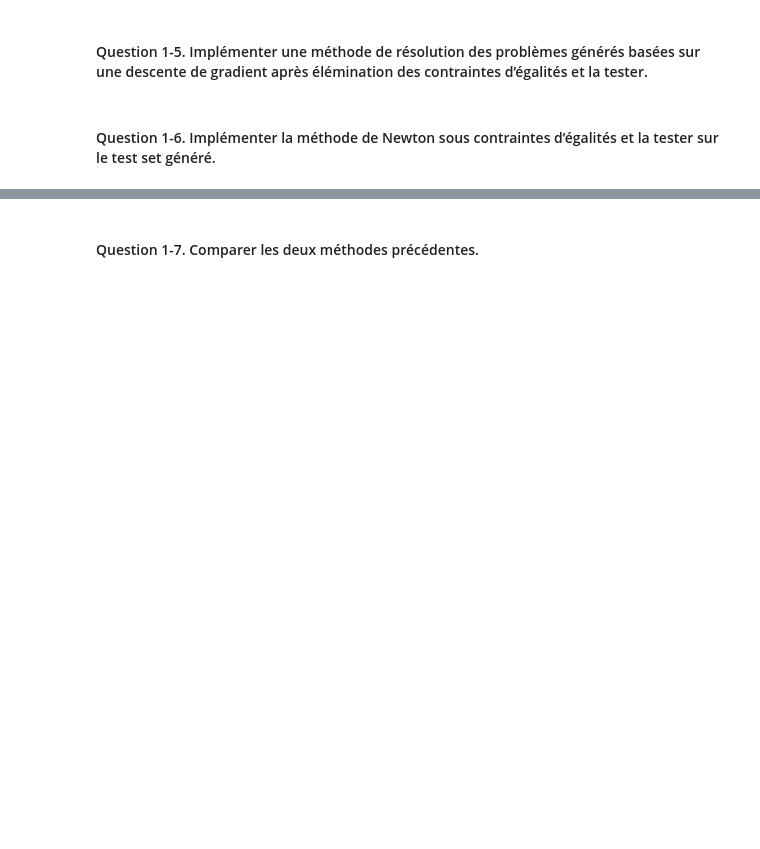
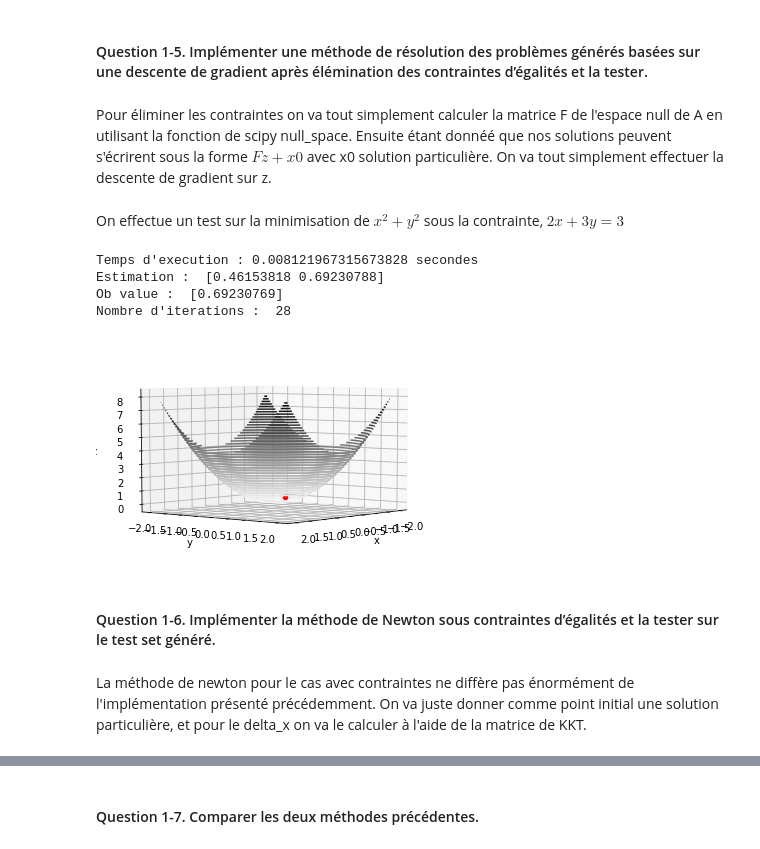
Before and after one commit to DaniGodin/ocvx, a Jupyter notebook: rapport.ipynb, the cells around one changed output, grey strips where cells are left out. Cells and saved outputs as stored; diff of their text form; code cells hidden in the pictures; blank space fills up the shorter version.

```diff
--- a/rapport.ipynb
+++ b/rapport.ipynb
@@ -238,2 +240,7 @@ compare_exec_time()
 # %% [markdown]
 #### Question 1-5. Implémenter une méthode de résolution des problèmes générés basées sur une descente de gradient après élémination des contraintes d’égalités et la tester.
+# %% [markdown]
+Pour éliminer les contraintes on va tout simplement calculer la matrice F de l'espace null de A en utilisant
+la fonction de scipy null_space.
+Ensuite étant donnéé que nos solutions peuvent s'écrirent sous la forme $Fz + x0$ avec x0 solution particulière.
+On va tout simplement effectuer la descente de gradient sur z.
@@ -240,2 +257,17 @@ compare_exec_time()
+# %% [markdown]
+On effectue un test sur la minimisation de $x^2 + y^2$ sous la contrainte, $2x + 3y = 3$
+# %%
+# Résultat du test
+func = quad_II_1_cons
+test_gd_cons(start_point, func)
+# %% [output]
+Temps d'execution : 0.008121967315673828 secondes
+Estimation :  [0.46153818 0.69230788]
+Ob value :  [0.69230769]
+Nombre d'iterations :  28
+[figure, added]
 # %% [markdown]
 ####  Question 1-6. Implémenter la méthode de Newton sous contraintes d’égalités et la tester sur le test set généré.
+# %% [markdown]
+La méthode de newton pour le cas avec contraintes ne diffère pas énormément de l'implémentation présenté
+précédemment. On va juste donner comme point initial une solution particulière, et pour le delta_x on va le calculer à l'aide de la matrice de KKT.
```
Also changed, not shown: parts of 34 cells of this notebook, 1 other file.
